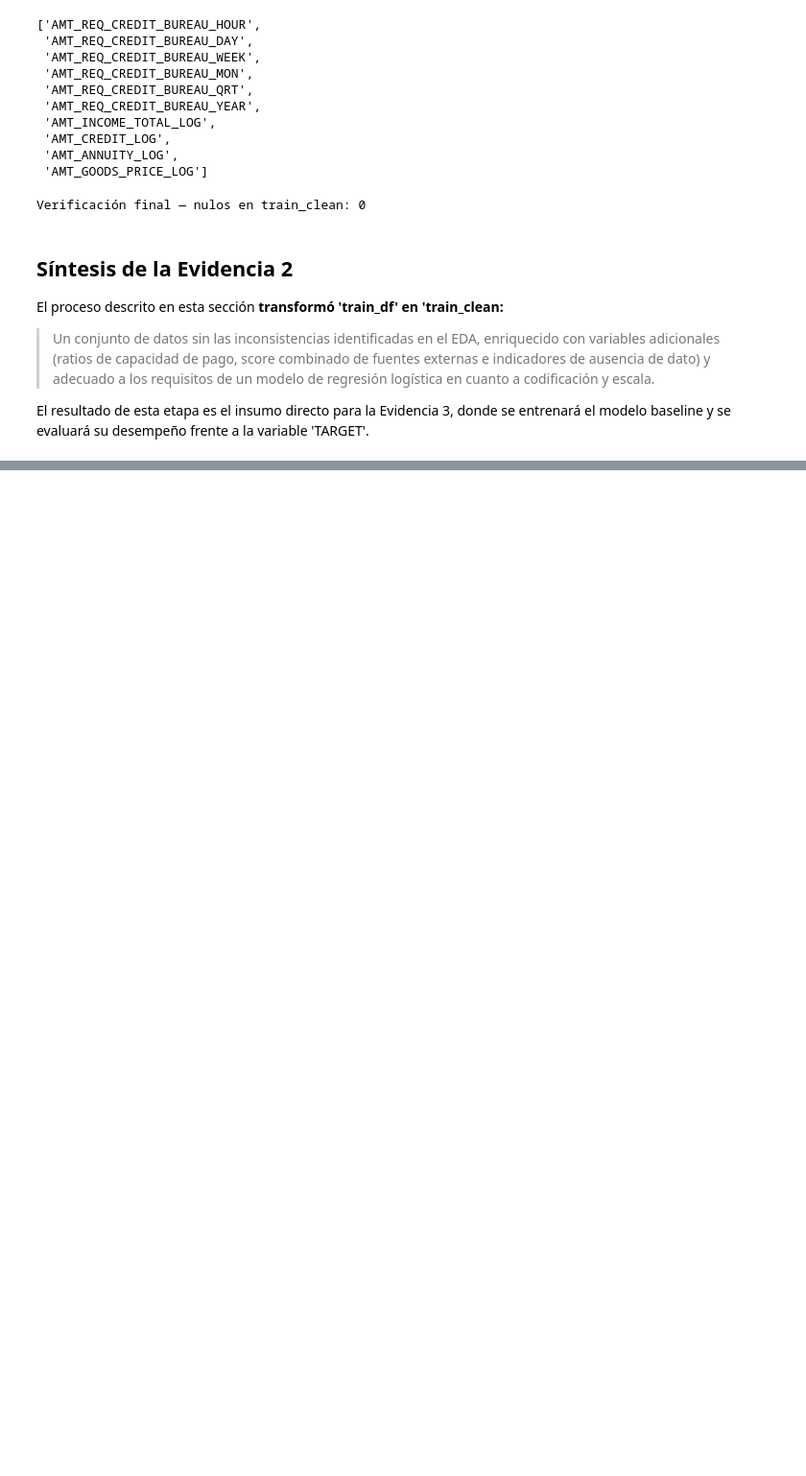
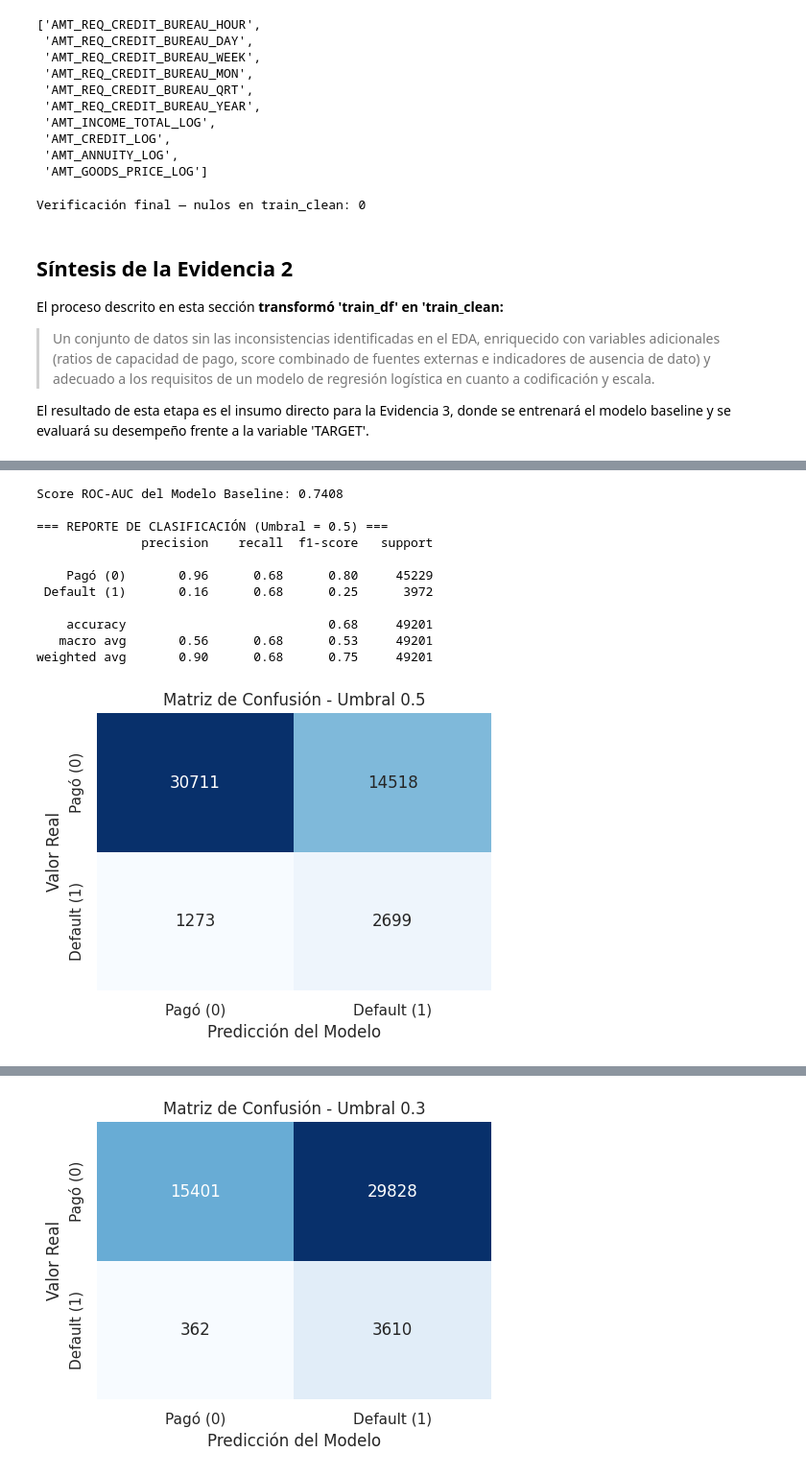
Before and after one commit to LuciaVerdu/Proyecto-Prediccion-de-incumplimiento-crediticio, a Jupyter notebook: Grupo_7_Modulo_Analista.ipynb, the cells around one changed output, grey strips where cells are left out. Shown at 96% size. Drawn from its saved outputs; the diff is of its cells as text; code cells hidden in the pictures; blank space fills up the shorter version.

```diff
--- a/Grupo_7_Modulo_Analista.ipynb
+++ b/Grupo_7_Modulo_Analista.ipynb
@@ -2439,0 +2615,20 @@ El resultado de esta etapa es el insumo directo para la Evidencia 3, donde se en
+# %%
+from sklearn.model_selection import train_test_split
+
+#Separación de características (X) y variable objetivo (y)
+X = train_clean.drop(columns=['TARGET'])
+y = train_clean['TARGET']
+
+#División Stratified (Stratified Split)  80% Train - 20% Test
+X_train, X_test, y_train, y_test = train_test_split(
+    X, y,
+    test_size=0.20,
+    random_state=42,
+    stratify=y
+)
+
+print("--- RESULTADOS DE LA DIVISIÓN ---")
+print(f"Dimensiones de X_train: {X_train.shape}")
+print(f"Dimensiones de X_test:  {X_test.shape}")
+print(f"Proporción de TARGET=1 en Train: {y_train.mean():.4%}")
+print(f"Proporción de TARGET=1 en Test:  {y_test.mean():.4%}")
@@ -2439,0 +2719,52 @@ El resultado de esta etapa es el insumo directo para la Evidencia 3, donde se en
+# %%
+# EVALUACIÓN DEL BASELINE Y COMPARACIÓN DE UMBRALES DE DECISIÓN
+
+from sklearn.metrics import (
+    roc_auc_score,
+    classification_report,
+    confusion_matrix
+)
+import matplotlib.pyplot as plt
+import seaborn as sns
+
+# 1. Métrica ROC-AUC global
+auc_score = roc_auc_score(y_test, y_pred_proba)
+print(f"Score ROC-AUC del Modelo Baseline: {auc_score:.4f}\n")
+
+# 2. Función para evaluar matriz de confusión y reporte de clasificación por umbral
+def evaluar_modelo_umbral(y_true, y_probabilities, umbral=0.50):
+    y_pred = (y_probabilities >= umbral).astype(int)
+
+    print(f"=== REPORTE DE CLASIFICACIÓN (Umbral = {umbral}) ===")
+    print(classification_report(y_true, y_pred, target_names=['Pagó (0)', 'Default (1)']))
+
+    # Graficar Matriz de Confusión
+    cm = confusion_matrix(y_true, y_pred)
+    fig, ax = plt.subplots(figsize=(5, 4))
+    sns.heatmap(cm, annot=True, fmt='d', cmap='Blues', cbar=False, ax=ax,
+                xticklabels=['Pagó (0)', 'Default (1)'],
+                yticklabels=['Pagó (0)', 'Default (1)'])
+    plt.xlabel('Predicción del Modelo')
+    plt.ylabel('Valor Real')
+    plt.title(f'Matriz de Confusión - Umbral {umbral}')
+    plt.tight_layout()
+    plt.show()
+
+# Evaluamos con umbral estándar (0.50)
+evaluar_modelo_umbral(y_test, y_pred_proba, umbral=0.50)
+
+# Evaluamos con umbral ajustado al riesgo de negocio (0.30)
+evaluar_modelo_umbral(y_test, y_pred_proba, umbral=0.30)
+# %% [output]
+Score ROC-AUC del Modelo Baseline: 0.7408
+
+=== REPORTE DE CLASIFICACIÓN (Umbral = 0.5) ===
+              precision    recall  f1-score   support
+
+    Pagó (0)       0.96      0.68      0.80     45229
+ Default (1)       0.16      0.68      0.25      3972
+
+    accuracy                           0.68     49201
+   macro avg       0.56      0.68      0.53     49201
+weighted avg       0.90      0.68      0.75     49201
+[figure, added]
@@ -2439,0 +2780 @@ El resultado de esta etapa es el insumo directo para la Evidencia 3, donde se en
+[figure, added]
```
Also changed, not shown: parts of 38 cells of this notebook.
